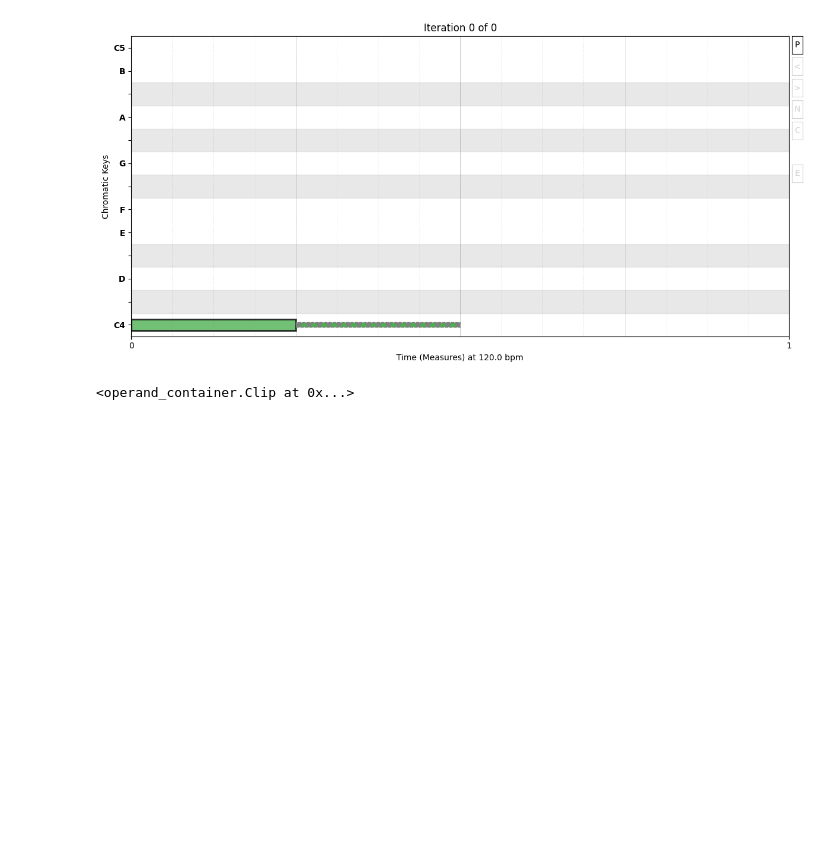
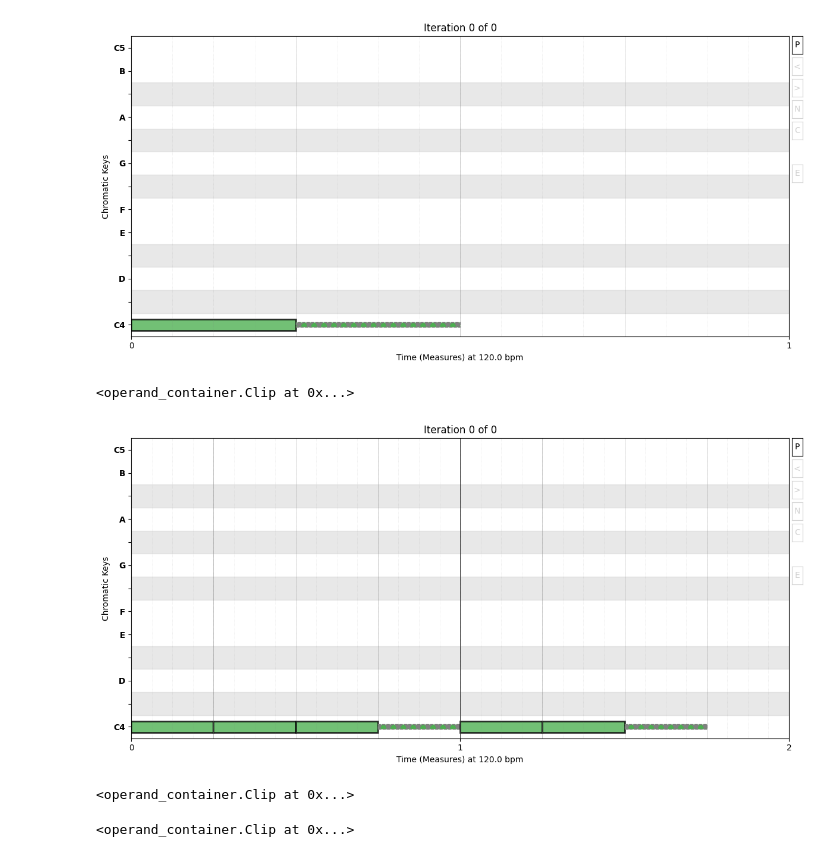
Before and after one commit to ruiseixasm/JsonMidiCreator, a Jupyter notebook: Jupyter/03_Plotting_v1.0.ipynb, the cells around one changed output. Saved outputs shown, nothing was run; the diff lists cells and outputs as text; code cells hidden in the pictures; blank space fills up the shorter version.

```diff
--- a/Jupyter/03_Plotting_v1.0.ipynb
+++ b/Jupyter/03_Plotting_v1.0.ipynb
@@ -13,3 +13,14 @@ clip_with_rests >> Plot()
 # %% [output]
 [figure]
 <operand_container.Clip at 0x...>
+# %%
+son_clave = Note() / 3 / Rest() / (Note() * 2) / Rest()
+# %%
+son_clave >> Plot()
+# %% [output]
+[figure, added]
+<operand_container.Clip at 0x...>
+# %%
+son_clave << Nth(1, 2)**Foreach(1/4, 1/4)**Dotted() >> Stack()
+# %% [output]
+<operand_container.Clip at 0x...>
```
Also changed, not shown: parts of 4 cells of this notebook, 7 other files.
